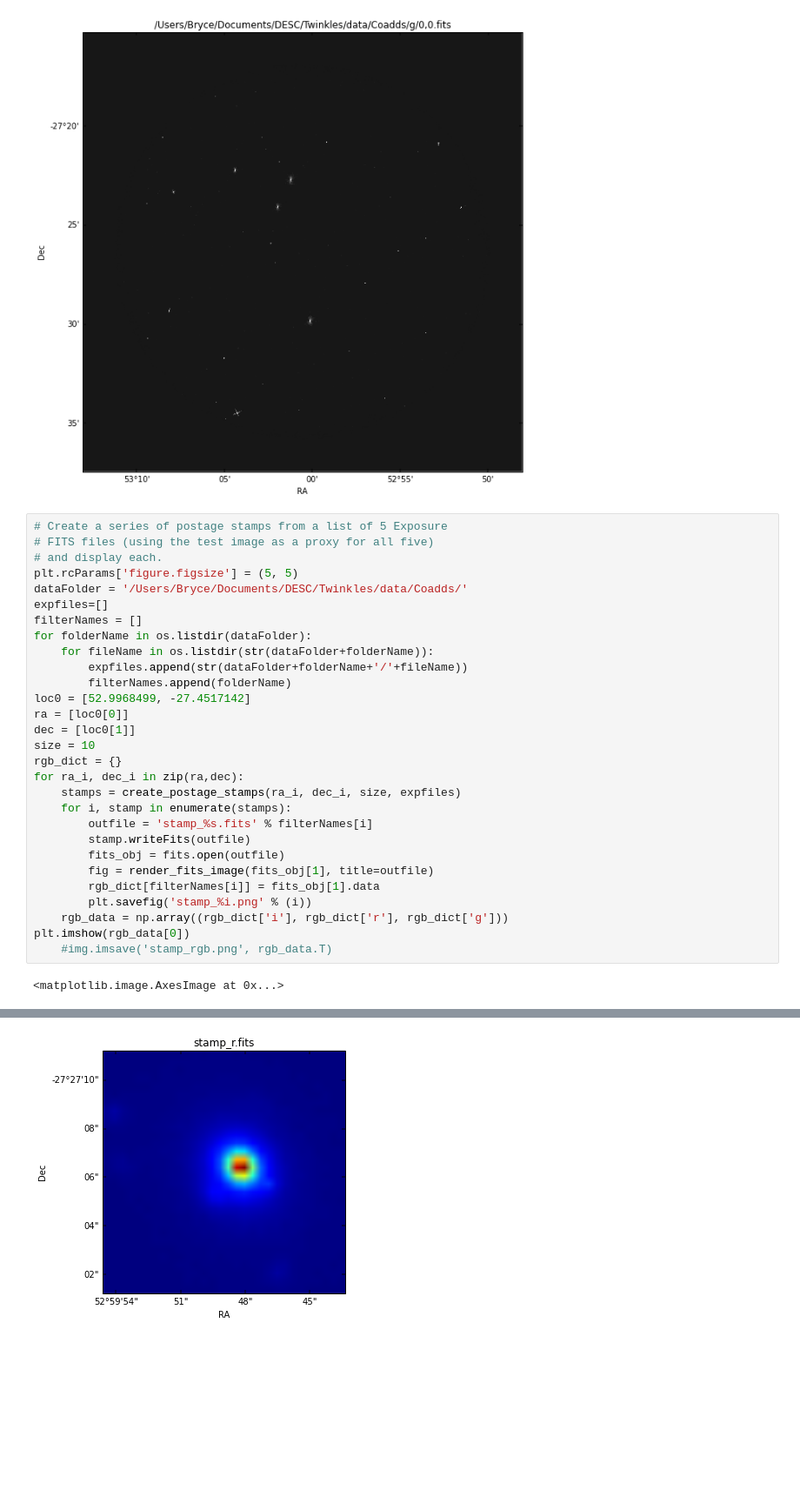
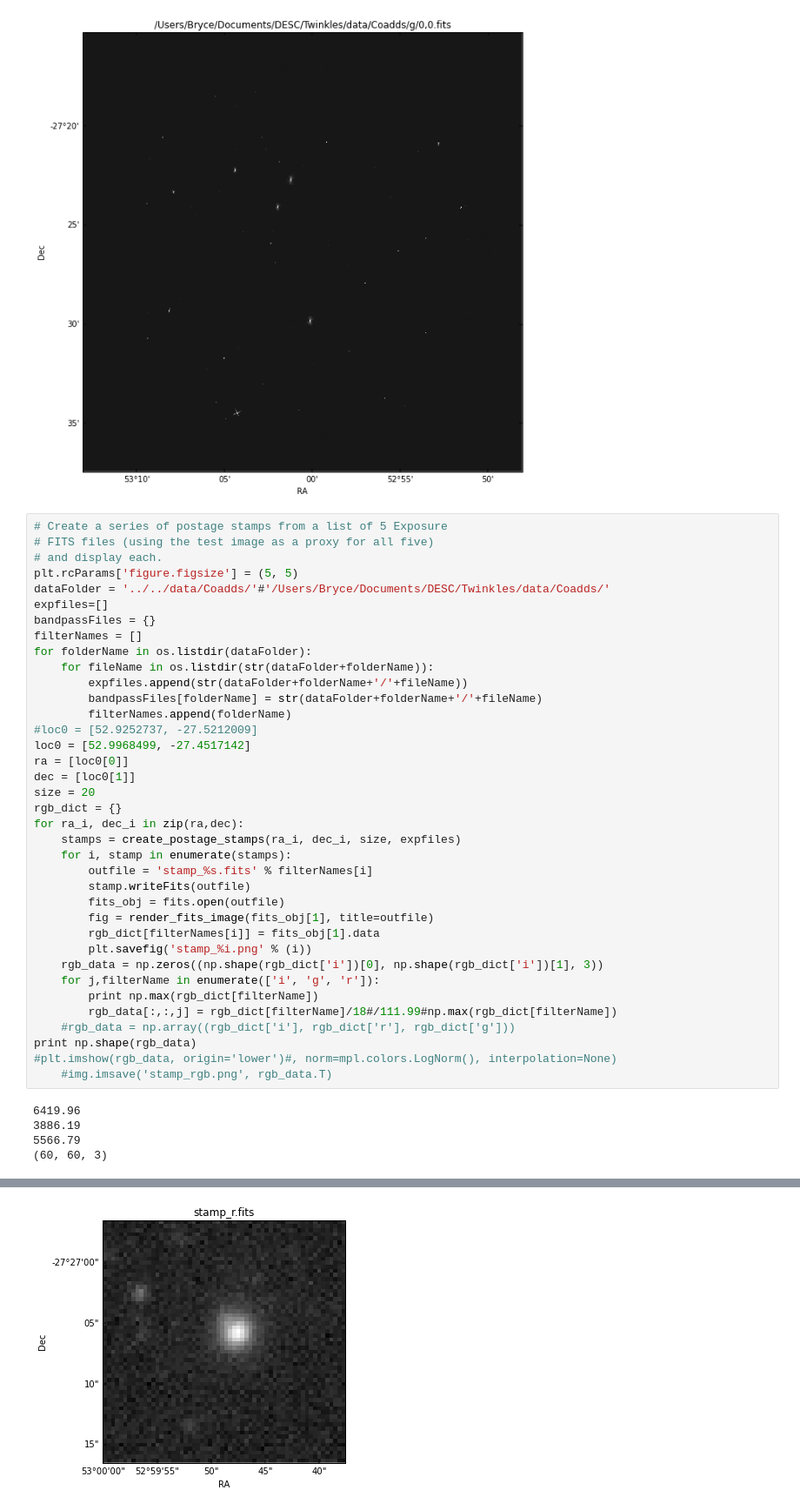
Before and after one commit to LSSTDESC/Twinkles, a Jupyter notebook: examples/notebooks/155_twinkles_postage_stamps.ipynb, the cells around one changed output, grey strips where cells are left out. Shown at 87% size. Saved outputs shown, nothing was run; the diff lists cells and outputs as text; blank space fills up the shorter version.

```diff
--- a/examples/notebooks/155_twinkles_postage_stamps.ipynb
+++ b/examples/notebooks/155_twinkles_postage_stamps.ipynb
@@ -23,17 +28,20 @@ render_fits_image(image1[1], title=exposure_file1)
 # FITS files (using the test image as a proxy for all five)
 # and display each.
 plt.rcParams['figure.figsize'] = (5, 5)
-dataFolder = '/Users/Bryce/Documents/DESC/Twinkles/data/Coadds/'
+dataFolder = '../../data/Coadds/'#'/Users/Bryce/Documents/DESC/Twinkles/data/Coadds/'
 expfiles=[]
+bandpassFiles = {}
 filterNames = []
 for folderName in os.listdir(dataFolder):
     for fileName in os.listdir(str(dataFolder+folderName)):
         expfiles.append(str(dataFolder+folderName+'/'+fileName))
+        bandpassFiles[folderName] = str(dataFolder+folderName+'/'+fileName)
         filterNames.append(folderName)
+#loc0 = [52.9252737, -27.5212009]
 loc0 = [52.9968499, -27.4517142]
 ra = [loc0[0]]
 dec = [loc0[1]]
-size = 10
+size = 20
 rgb_dict = {}
 for ra_i, dec_i in zip(ra,dec):
     stamps = create_postage_stamps(ra_i, dec_i, size, expfiles)
@@ -44,8 +52,16 @@ for ra_i, dec_i in zip(ra,dec):
         fig = render_fits_image(fits_obj[1], title=outfile)
         rgb_dict[filterNames[i]] = fits_obj[1].data
         plt.savefig('stamp_%i.png' % (i))
-    rgb_data = np.array((rgb_dict['i'], rgb_dict['r'], rgb_dict['g']))
-plt.imshow(rgb_data[0])
+    rgb_data = np.zeros((np.shape(rgb_dict['i'])[0], np.shape(rgb_dict['i'])[1], 3))
+    for j,filterName in enumerate(['i', 'g', 'r']):
+        print np.max(rgb_dict[filterName])
+        rgb_data[:,:,j] = rgb_dict[filterName]/18#/111.99#np.max(rgb_dict[filterName])
+    #rgb_data = np.array((rgb_dict['i'], rgb_dict['r'], rgb_dict['g']))
+print np.shape(rgb_data)
+#plt.imshow(rgb_data, origin='lower')#, norm=mpl.colors.LogNorm(), interpolation=None)
     #img.imsave('stamp_rgb.png', rgb_data.T)
 # %% [output]
-<matplotlib.image.AxesImage at 0x...>
+6419.96
+3886.19
+5566.79
+(60, 60, 3)
@@ -54 +70 @@ plt.imshow(rgb_data[0])
-[figure, old version]
+[figure, new version]
```
Also changed, not shown: parts of 3 cells of this notebook.
